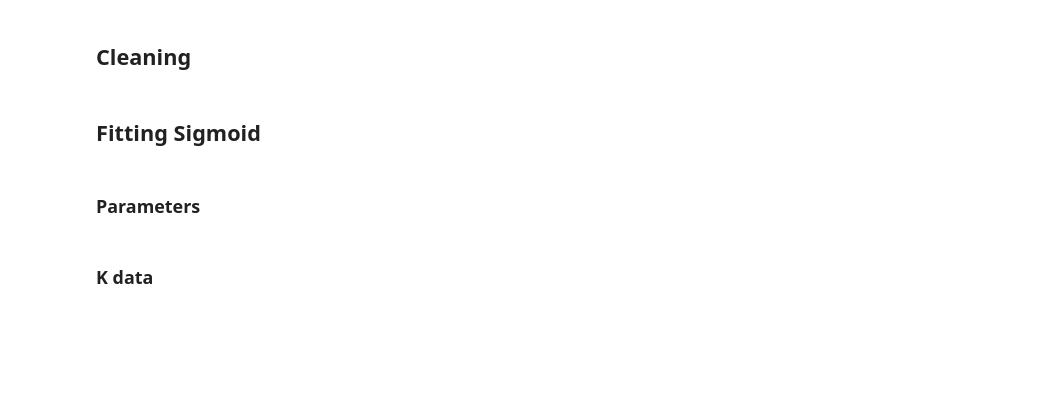
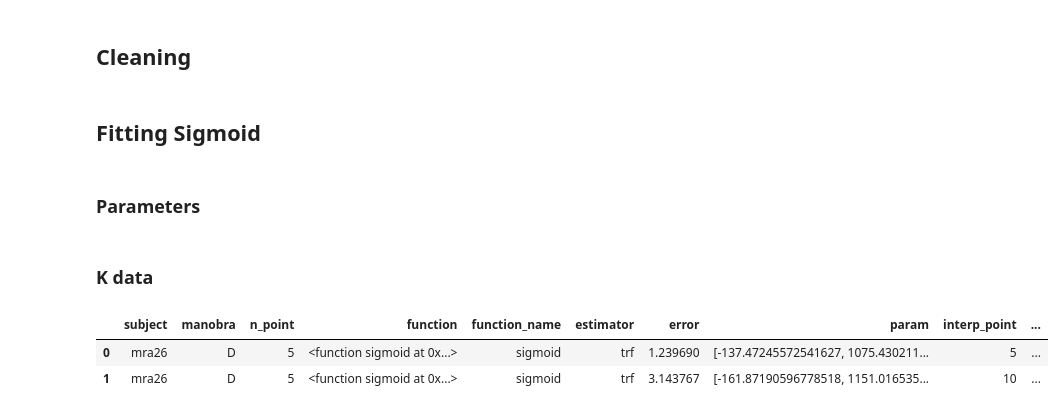
Before and after one commit to edlbcamargo/recrutabilidade, a Jupyter notebook: fitting_class.ipynb, the cells around one changed output. Saved outputs shown, nothing was run; the diff lists cells and outputs as text; code cells hidden in the pictures; blank space fills up the shorter version.

```diff
--- a/fitting_class.ipynb
+++ b/fitting_class.ipynb
@@ -78,9 +85,14 @@ funcs = [sigmoid, exponential]
 ### K data
 # %%
 #Interpolando
-fitter_k = funcFitter("mra26", "D", k_data[0::2, :], n_point = 5, estimators = estimators)
+# funcFitter(subject:str, manobra:str, raw_data, data:np.ndarray, n_point:int=5, estimators:list=["lm"])
+fitter_k = funcFitter("mra26", "D", k_data, k_data[0::2, :], n_point = 5, estimators = estimators)
 k_df = fitter_k.fit(funcs=funcs, interpolate=True, n_interp_point=100, interp_method="linear")
 k_df.to_csv(os.path.join("data","k_df.csv"), index = False)
 k_df.head(2)
+# %% [output]
+|  | subject | manobra | n_point | function | function_name | estimator | error | param | interp_point | ... |
+| 0 | mra26 | D | 5 | <function sigmoid at 0x...> | sigmoid | trf | 1.239690 | [-137.47245572541627, 1075.430211... | 5 | ... |
+| 1 | mra26 | D | 5 | <function sigmoid at 0x...> | sigmoid | trf | 3.143767 | [-161.87190596778518, 1151.016535... | 10 | ... |
 # %%
 fitter_k.make_plot(df = k_df, n_best = 4)
```
Also changed, not shown: parts of 6 cells of this notebook.
